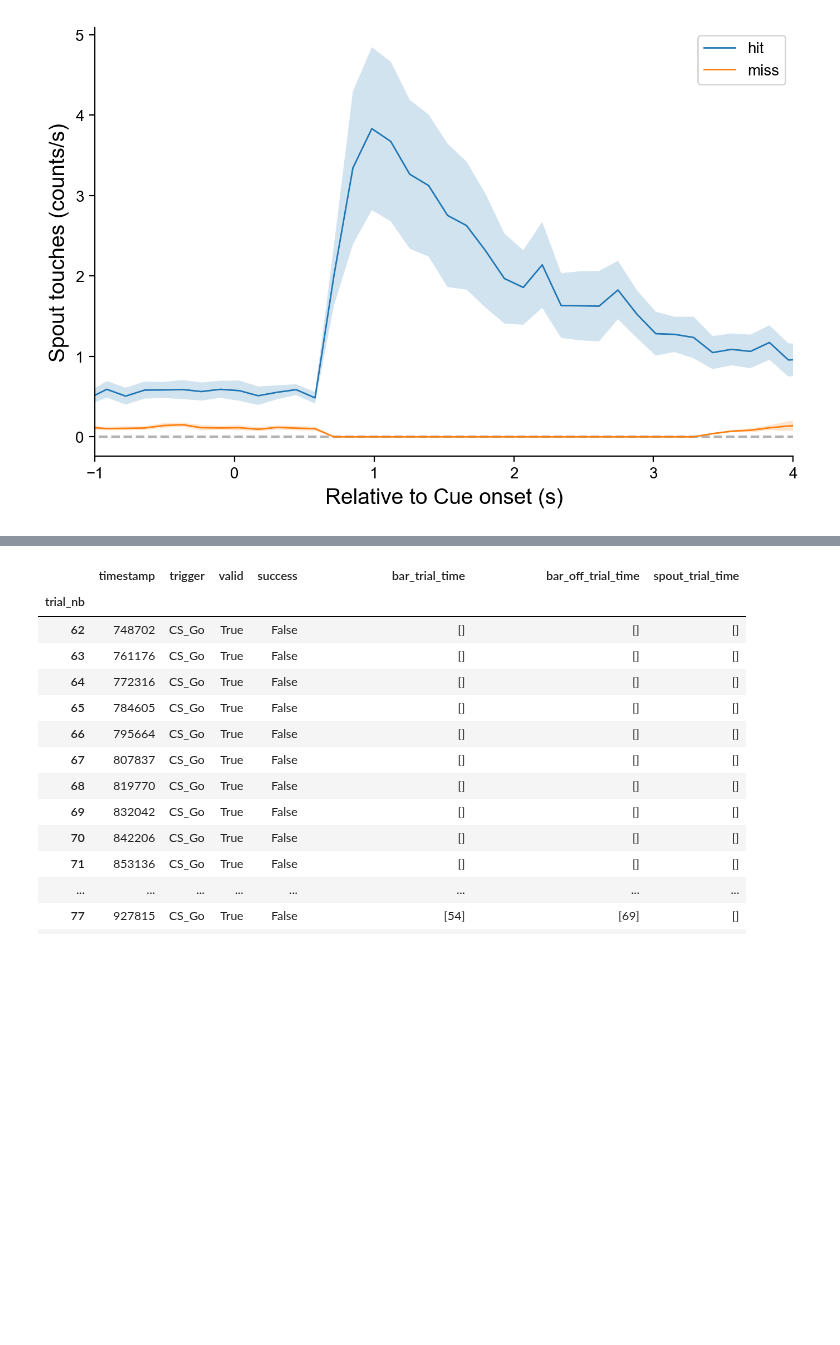
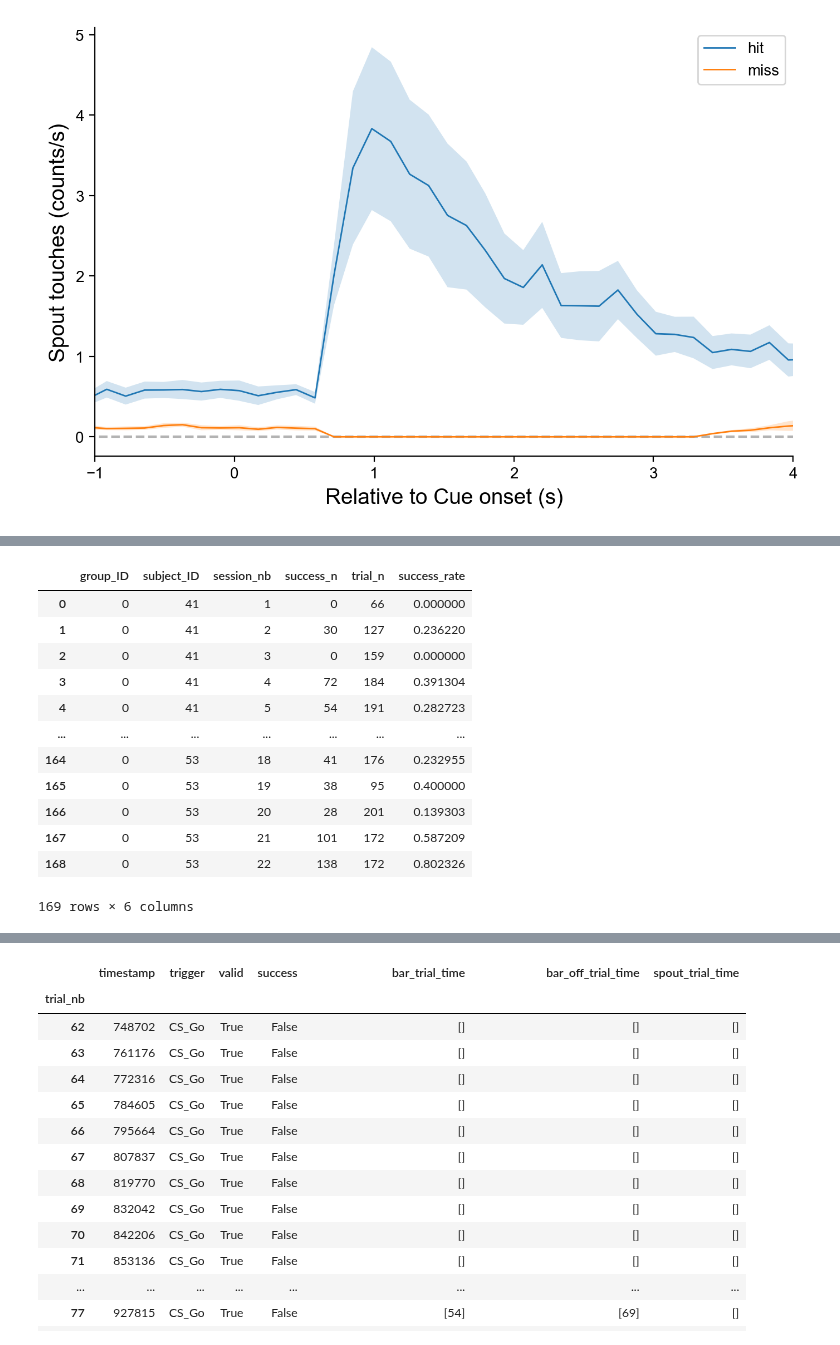
Before and after one commit to juliencarponcy/trialexp, a Jupyter notebook: notebooks/noncanonical/nb20221002_214600_workflow_pyCon_PavAll.ipynb, the cells around one changed output, grey strips where cells are left out. Drawn from its saved outputs; the diff is of its cells as text; code cells hidden in the pictures; blank space fills up the shorter version.

```diff
--- a/notebooks/noncanonical/nb20221002_214600_workflow_pyCon_PavAll.ipynb
+++ b/notebooks/noncanonical/nb20221002_214600_workflow_pyCon_PavAll.ipynb
@@ -333,0 +456,16 @@ df_events.spout_trial_time < 65
+# %%
+gr_df
+# %% [output]
+|  | group_ID | subject_ID | session_nb | success_n | trial_n | success_rate |
+| 0 | 0 | 41 | 1 | 0 | 66 | 0.000000 |
+| 1 | 0 | 41 | 2 | 30 | 127 | 0.236220 |
+| 2 | 0 | 41 | 3 | 0 | 159 | 0.000000 |
+| 3 | 0 | 41 | 4 | 72 | 184 | 0.391304 |
+| 4 | 0 | 41 | 5 | 54 | 191 | 0.282723 |
+| ... | ... | ... | ... | ... | ... | ... |
+| 164 | 0 | 53 | 18 | 41 | 176 | 0.232955 |
+| 165 | 0 | 53 | 19 | 38 | 95 | 0.400000 |
+| 166 | 0 | 53 | 20 | 28 | 201 | 0.139303 |
+| 167 | 0 | 53 | 21 | 101 | 172 | 0.587209 |
+| 168 | 0 | 53 | 22 | 138 | 172 | 0.802326 |
+169 rows × 6 columns
```
Also changed, not shown: parts of 23 cells of this notebook.
